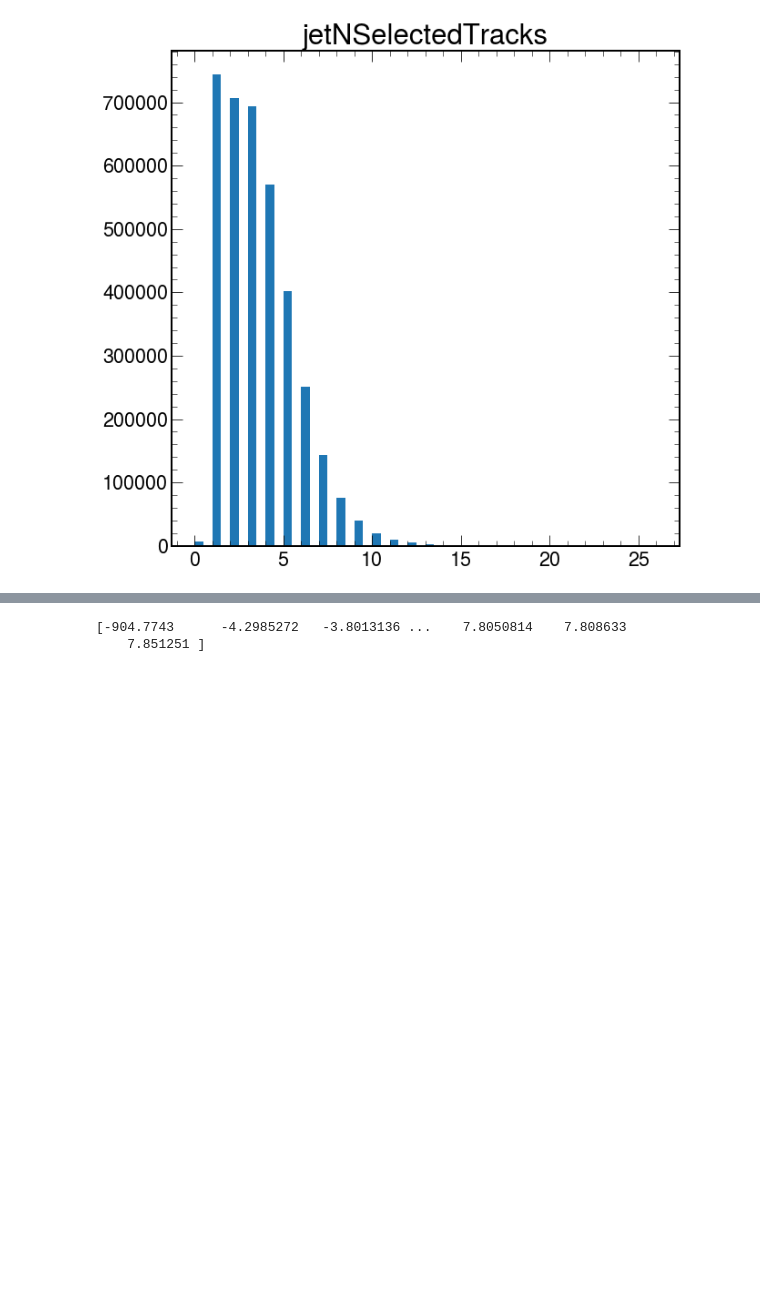
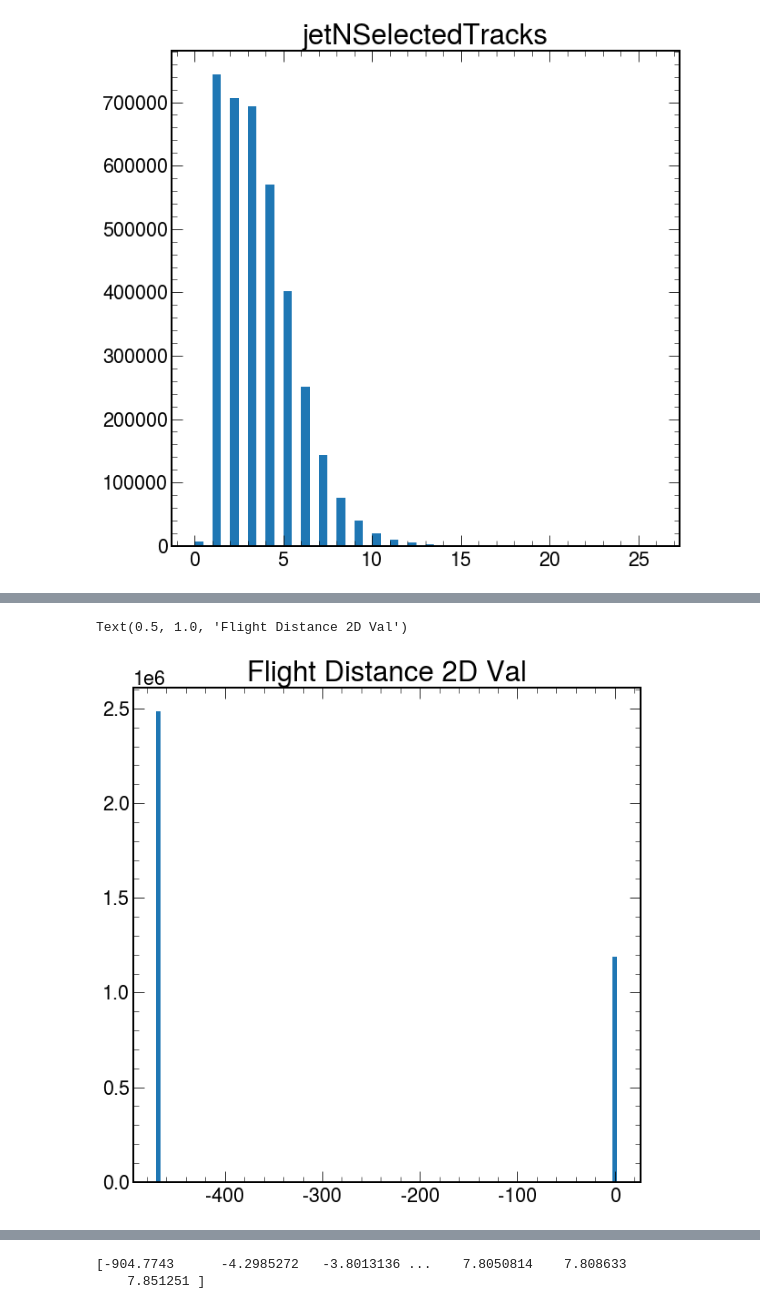
Before and after one commit to AnnikaStein/AI_Safety_2021, a Jupyter notebook: new_march_21/information_data.ipynb, the cells around one changed output, grey strips where cells are left out. Saved outputs shown, nothing was run; the diff lists cells and outputs as text; code cells hidden in the pictures; blank space fills up the shorter version.

```diff
--- a/new_march_21/information_data.ipynb
+++ b/new_march_21/information_data.ipynb
@@ -800,0 +817,9 @@ Text(0.5, 1.0, 'jetNSelectedTracks')
+# %%
+all0feat3 = sc0[3].inverse_transform(all0[:,3].cpu())
+# %%
+plt.hist(all0feat3,bins=100)
+#plt.hist(all0feat64_not_rounded,bins=np.arange(26))
+plt.title('Flight Distance 2D Val')
+# %% [output]
+Text(0.5, 1.0, 'Flight Distance 2D Val')
+[figure, added]
```
Also changed, not shown: parts of 10 cells of this notebook.
